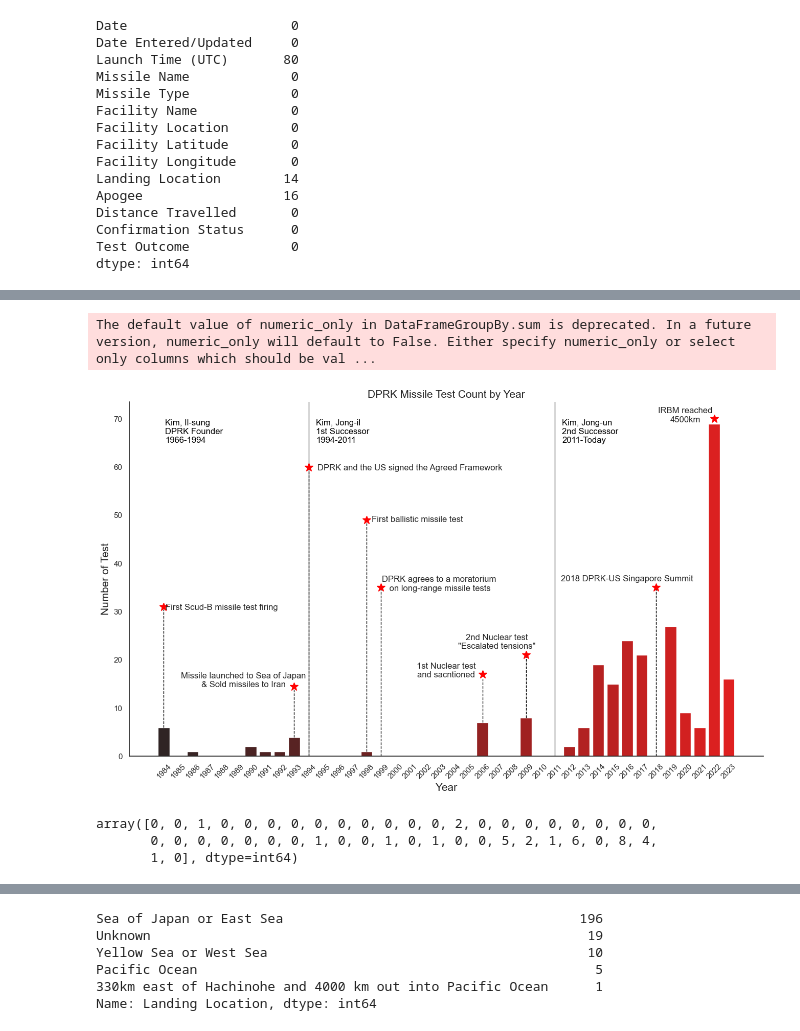
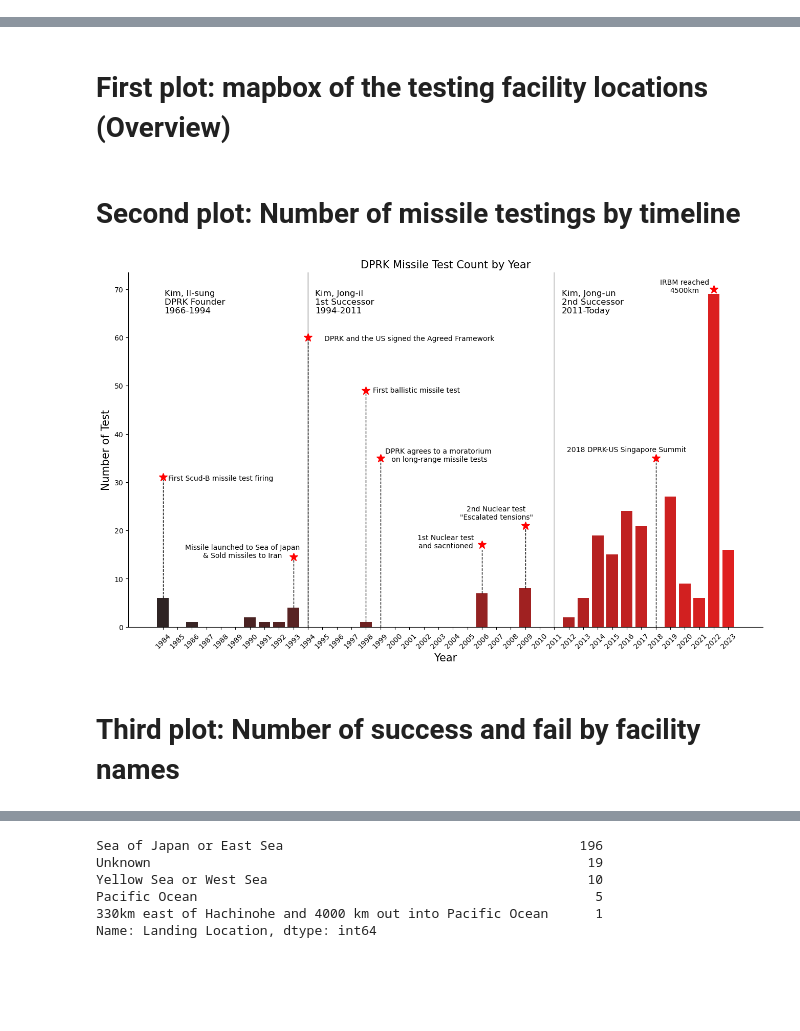
Before and after one commit to mesege1/dprk_missile_stats, a Jupyter notebook: dprk_missile_stats.ipynb, the cells around one changed output, grey strips where cells are left out. Drawn from its saved outputs; the diff is of its cells as text; code cells hidden in the pictures; blank space fills up the shorter version.

```diff
--- a/dprk_missile_stats.ipynb
+++ b/dprk_missile_stats.ipynb
@@ -34,22 +26,4 @@ df['Distance Travelled'] = df['Distance Travelled'].apply(lambda x: x.replace('k
 df['Distance Travelled'] = df['Distance Travelled'].replace('Unknown', 'NaN')
 # Finally, I can change it to numeric pandas table.
 df['Distance Travelled'] = pd.to_numeric(df['Distance Travelled'], errors='coerce').fillna(0)
-# %%
-df.isnull().sum()
-# %% [output]
-Date                     0
-Date Entered/Updated     0
-Launch Time (UTC)       80
-Missile Name             0
-Missile Type             0
-Facility Name            0
-Facility Location        0
-Facility Latitude        0
-Facility Longitude       0
-Landing Location        14
-Apogee                  16
-Distance Travelled       0
-Confirmation Status      0
-Test Outcome             0
-dtype: int64
 # %%
@@ -87,3 +61,5 @@ df.head(1)
 |  | Date | Date Entered/Updated | Launch Time (UTC) | Missile Name | Missile Type | Facility Name | ... |
 | F1 |  |  |  |  |  |  | ... |
 | 1 | 1984-04-09 | 2016-12-23 | NaN | Scud-B | SRBM | Tonghae Satellite Launching Ground | ... |
+# %% [markdown]
+# First plot: mapbox of the testing facility locations (Overview)
@@ -90,8 +85,7 @@ df.head(1)
+# %% [markdown]
+# Second plot: Number of missile testings by timeline
 # %%
-import matplotlib.pyplot as plt
-import seaborn as sns
-
-grouped_total_num = df.groupby('Year').sum().reset_index()
+grouped_total_num = df.groupby('Year').sum(numeric_only=True).reset_index()
 
 # Create a range of years from the minimum to maximum years in the data
 year_chart = range(df['Year'].min(), df['Year'].max() + 1)
@@ -221,38 +215,31 @@ star_y7 = y7 + 1  # Adjust the vertical position of the star
 plt.plot(star_x7, star_y7, marker='*', color='red', markersize=12)
 
 #Eight comment & line descriptions
 x8 = 22
 y8 = merged_df.loc[22, '# of Test']
 comment8 = '1st Nuclear test\nand sacntioned'
 line_length8 = 9
 plt.text(x8 - 2.5, y8 + 9, comment8, ha='center', va='bottom')
 plt.plot([x8, x8], [y8, y8 + line_length8], color='black', linewidth=1, linestyle='--')
 #Eight star
 star_x8 = x8
 star_y8 = y8 + 10  # Adjust the vertical position of the star
 plt.plot(star_x8, star_y8, marker='*', color='red', markersize=12)
 
 #Nineth comment & line descriptions
 x9 = 25
 y9 = merged_df.loc[25, '# of Test']
 comment9 = '2nd Nuclear test\n"Escalated tensions"'
 line_length9 = 14
 plt.text(x9 - 2, y9 + 14, comment9, ha='center', va='bottom')
 plt.plot([x9, x9], [y9, y9 + line_length9], color='black', linewidth=1, linestyle='--')
 #Nineth star
 star_x9 = x9
 star_y9 = y9 + 13  # Adjust the vertical position of the star
 plt.plot(star_x9, star_y9, marker='*', color='red', markersize=12)
 
 # Display the bar chart
 #plt.tight_layout()
 plt.show()
 # %% [output]
-The default value of numeric_only in DataFrameGroupBy.sum is deprecated. In a future version, numeric_only will default to False. Either specify numeric_only or select only columns which should be val ...
-[figure, old version]
+[figure, new version]
-# %%
-failure_counts
-# %% [output]
-array([0, 0, 1, 0, 0, 0, 0, 0, 0, 0, 0, 0, 0, 2, 0, 0, 0, 0, 0, 0, 0, 0,
-       0, 0, 0, 0, 0, 0, 0, 1, 0, 0, 1, 0, 1, 0, 0, 5, 2, 1, 6, 0, 8, 4,
-       1, 0], dtype=int64)
@@ -263,3 +246,5 @@ facility_counts_reversed = test_frequencies.values[::-1]
+# %% [markdown]
+# Third plot: Number of success and fail by facility names
 # %%
 # Counting of total number
 test_frequencies = df['Facility Name'].value_counts()
```
Also changed, not shown: parts of 16 cells of this notebook, 2 other files.
